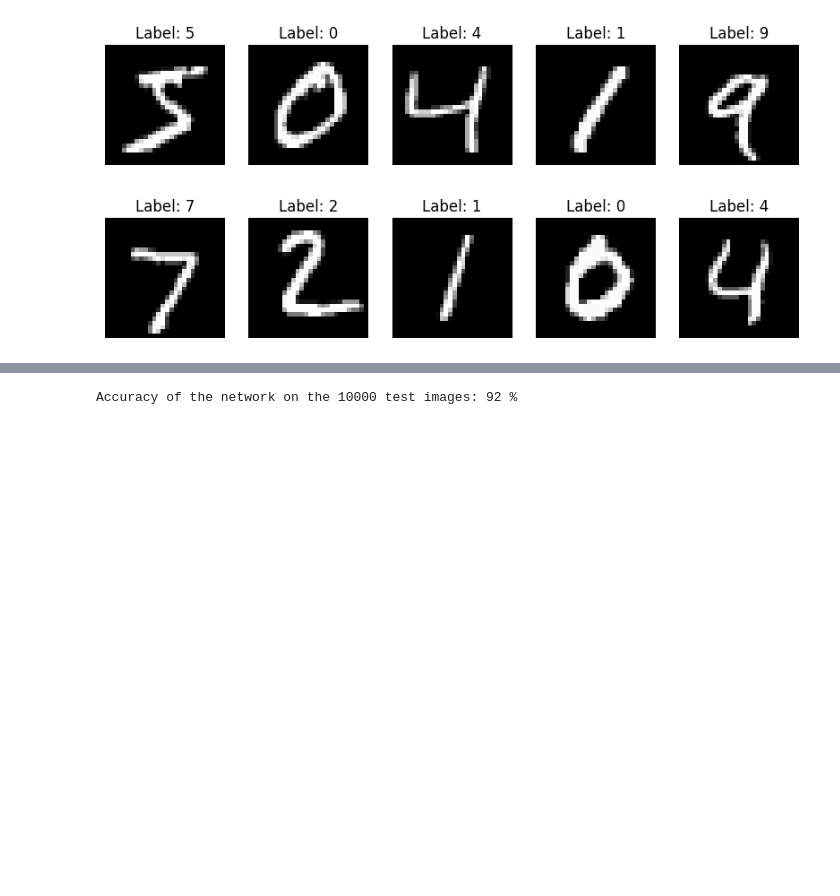
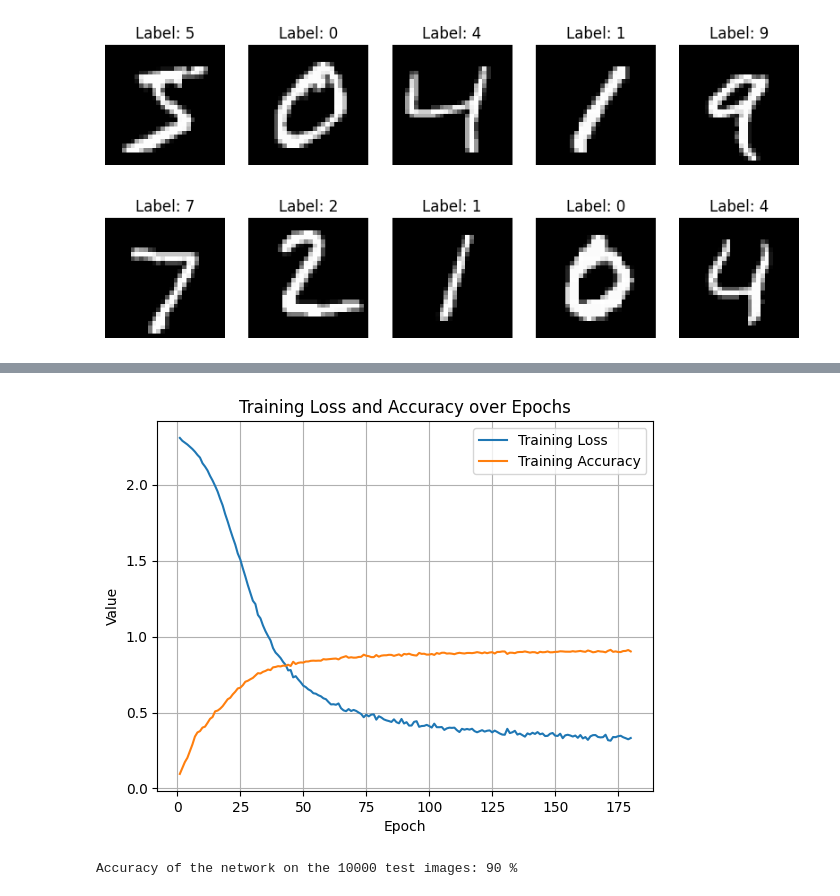
Before and after one commit to Louis-Emekene/machine_learning_projects, a Jupyter notebook: handwritten_digits_classifier/handwritten_digits_classifier.ipynb, the cells around one changed output, grey strips where cells are left out. Drawn from its saved outputs; the diff is of its cells as text; code cells hidden in the pictures; blank space fills up the shorter version.

Commit message:
Added plot for training loss

```diff
--- a/handwritten_digits_classifier/handwritten_digits_classifier.ipynb
+++ b/handwritten_digits_classifier/handwritten_digits_classifier.ipynb
@@ -116,14 +124,23 @@ class MLP(nn.Module):
         x = self.fc3(x)
         return x
 # %%
+import matplotlib.pyplot as plt
+
 # Initialize the model, loss function, and optimizer
 model = MLP()
 criterion = nn.CrossEntropyLoss()
 optimizer = optim.SGD(model.parameters(), lr=0.001)
 
+# Lists to store training loss and accuracy values
+training_loss_values = []
+training_accuracy_values = []
+
 # Training loop
-for epoch in range(5):  # Adjust the number of epochs as needed
+for epoch in range(20):  # number of epochs needed for training
     running_loss = 0.0
+    correct_predictions = 0
+    total_predictions = 0
+
     for i, data in enumerate(train_loader, 0):
         inputs, labels = data
         optimizer.zero_grad()
@@ -134,9 +151,19 @@ for epoch in range(5):  # Adjust the number of epochs as needed
         optimizer.step()
 
         running_loss += loss.item()
+
+        # Calculate accuracy
+        _, predicted = torch.max(outputs, 1)
+        correct_predictions += (predicted == labels).sum().item()
+        total_predictions += labels.size(0)
+
         if i % 100 == 99:    # Print every 100 mini-batches
             print('[%d, %5d] loss: %.3f' % (epoch + 1, i + 1, running_loss / 100))
+            training_loss_values.append(running_loss / 100)  # Append average loss for this mini-batch
+            training_accuracy_values.append(correct_predictions / total_predictions)  # Append accuracy for this mini-batch
             running_loss = 0.0
+            correct_predictions = 0
+            total_predictions = 0
 
 print('Finished Training')
 # %% [output]
@@ -159,4 +186,16 @@ print('Finished Training')
 Finished Training
+# %%
+# Plot training loss and accuracy
+plt.plot(range(1, len(training_loss_values) + 1), training_loss_values, label='Training Loss')
+plt.plot(range(1, len(training_accuracy_values) + 1), training_accuracy_values, label='Training Accuracy')
+plt.xlabel('Epoch')
+plt.ylabel('Value')
+plt.title('Training Loss and Accuracy over Epochs')
+plt.legend()
+plt.grid(True)
+plt.show()
+# %% [output]
+[figure, added]
 # %%
 # Evaluate the model on test data
 correct = 0
@@ -171,4 +210,4 @@ with torch.no_grad():
 
 print('Accuracy of the network on the 10000 test images: %d %%' % (100 * correct / total))
 # %% [output]
-Accuracy of the network on the 10000 test images: 92 %
+Accuracy of the network on the 10000 test images: 90 %
```
Also changed, not shown: parts of 2 cells of this notebook.
